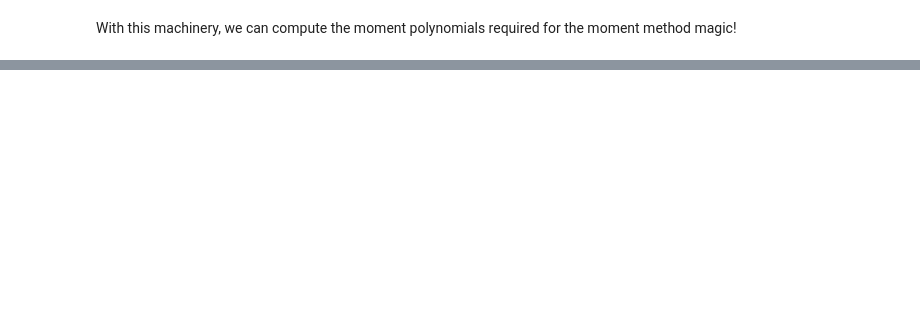
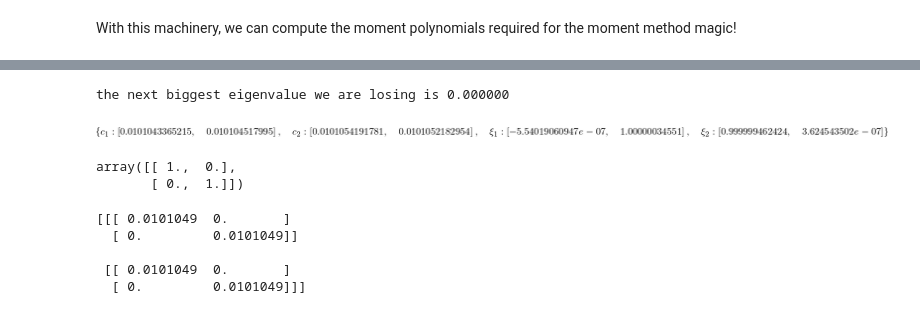
Before and after one commit to sidaw/polymom, a Jupyter notebook: MixtureOfGaussians.ipynb, the cells around one changed output, grey strips where cells are left out. Drawn from its saved outputs; the diff is of its cells as text; code cells hidden in the pictures; blank space fills up the shorter version.

```diff
--- a/MixtureOfGaussians.ipynb
+++ b/MixtureOfGaussians.ipynb
@@ -202,0 +47,5 @@ Real params:
+# %%
+MM = mp.MomentMatrix(2, sym_all, morder='grevlex')
+# %%
+cin = mp.solvers.get_cvxopt_inputs(MM, constraints)
+solsdp = cvxopt.solvers.sdp(cin['c'], Gs=cin['G'], hs=cin['h'], A=cin['A'], b=cin['b'])
@@ -202,0 +69,20 @@ Real params:
+# %%
+solmom = mp.extractors.extract_solutions_lasserre(MM, solsdp['x'], Kmax = k)
+display(solmom)
+# %% [output]
+the next biggest eigenvalue we are losing is 0.000000
+[figure, added]
+# %%
+display(gm.means)
+# %% [output]
+array([[ 1.,  0.],
+       [ 0.,  1.]])
+# %%
+np.set_printoptions(precision=7)
+print  gm.sigmas
+# %% [output]
+[[[ 0.0101049  0.       ]
+  [ 0.         0.0101049]]
+
+ [[ 0.0101049  0.       ]
+  [ 0.         0.0101049]]]
```
Also changed, not shown: parts of 13 cells of this notebook, 3 other files.
